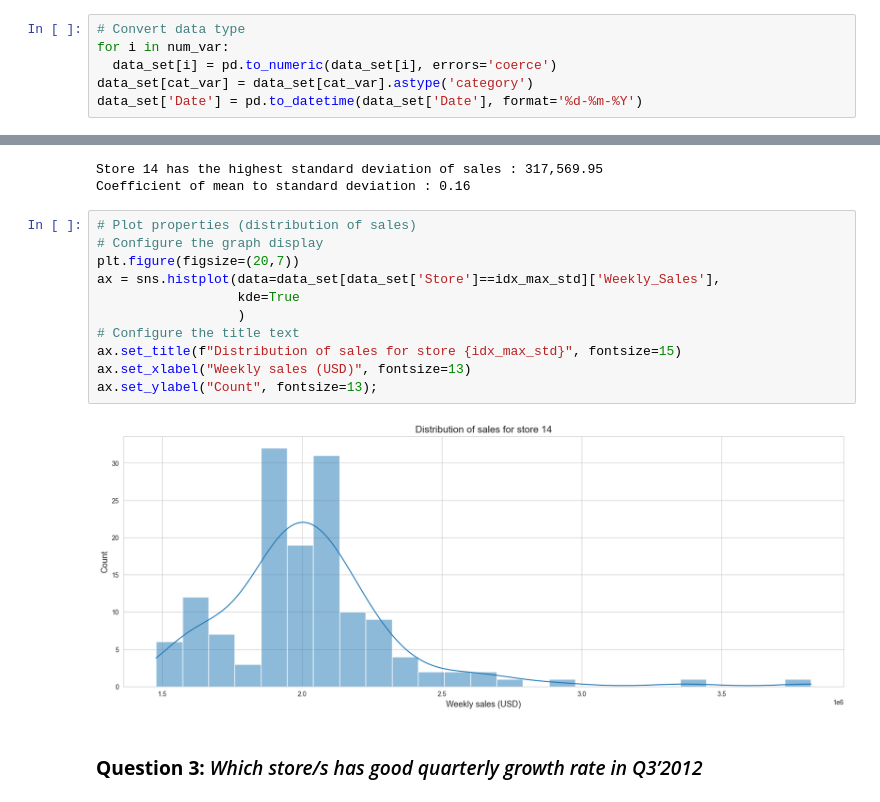
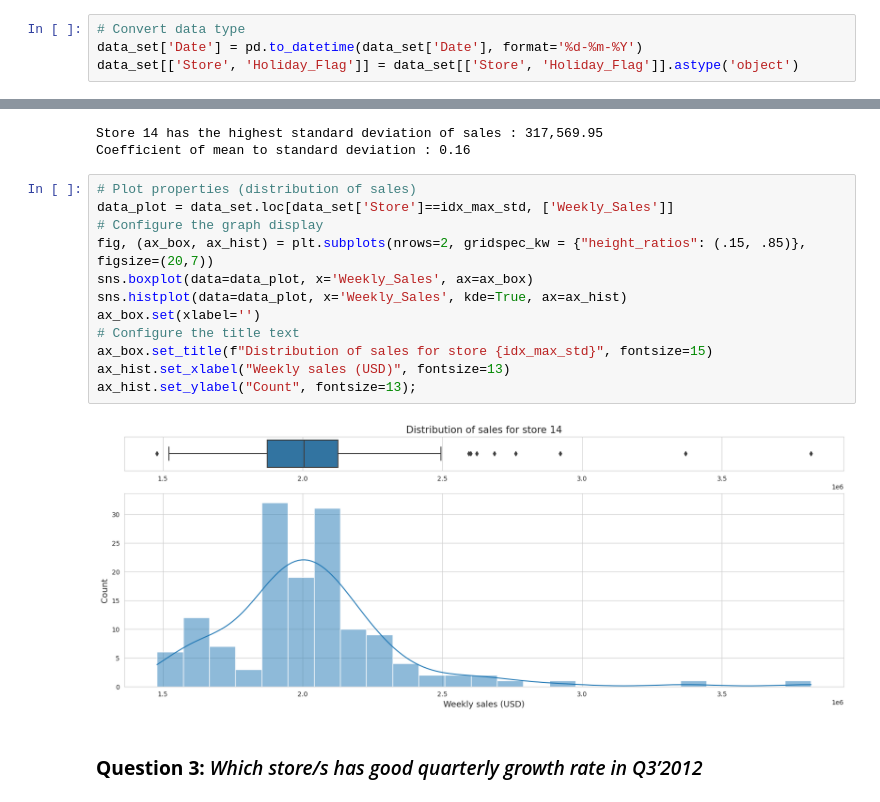
Before and after one commit to ENDYOU3/Walmart_sales_forecast, a Jupyter notebook: Analyzing Data Walmark.ipynb, the cells around one changed output, grey strips where cells are left out. Cells and saved outputs as stored; diff of their text form.

```diff
--- a/Analyzing Data Walmark.ipynb
+++ b/Analyzing Data Walmark.ipynb
@@ -92,6 +87,4 @@ num_var = ['Weekly_Sales','Temperature','Fuel_Price','CPI','Unemployment']
 # %%
 # Convert data type
-for i in num_var:
-  data_set[i] = pd.to_numeric(data_set[i], errors='coerce')
-data_set[cat_var] = data_set[cat_var].astype('category')
 data_set['Date'] = pd.to_datetime(data_set['Date'], format='%d-%m-%Y')
+data_set[['Store', 'Holiday_Flag']] = data_set[['Store', 'Holiday_Flag']].astype('object')
@@ -248,17 +273,18 @@ Store 14 has the highest standard deviation of sales : 317,569.95
 Coefficient of mean to standard deviation : 0.16
 # %%
 # Plot properties (distribution of sales)
+data_plot = data_set.loc[data_set['Store']==idx_max_std, ['Weekly_Sales']]
 # Configure the graph display
-plt.figure(figsize=(20,7))
-ax = sns.histplot(data=data_set[data_set['Store']==idx_max_std]['Weekly_Sales'],
-                  kde=True
-                  )
+fig, (ax_box, ax_hist) = plt.subplots(nrows=2, gridspec_kw = {"height_ratios": (.15, .85)}, figsize=(20,7))
+sns.boxplot(data=data_plot, x='Weekly_Sales', ax=ax_box)
+sns.histplot(data=data_plot, x='Weekly_Sales', kde=True, ax=ax_hist)
+ax_box.set(xlabel='')
 # Configure the title text
-ax.set_title(f"Distribution of sales for store {idx_max_std}", fontsize=15)
-ax.set_xlabel("Weekly sales (USD)", fontsize=13)
-ax.set_ylabel("Count", fontsize=13);
+ax_box.set_title(f"Distribution of sales for store {idx_max_std}", fontsize=15)
+ax_hist.set_xlabel("Weekly sales (USD)", fontsize=13)
+ax_hist.set_ylabel("Count", fontsize=13);
 # %% [output]
-[figure, old version]
+[figure, new version]
 # %% [markdown]
 ### **Question 3:** *Which store/s has good quarterly growth rate in Q3’2012*
 # %%
```
Also changed, not shown: parts of 51 cells of this notebook.
